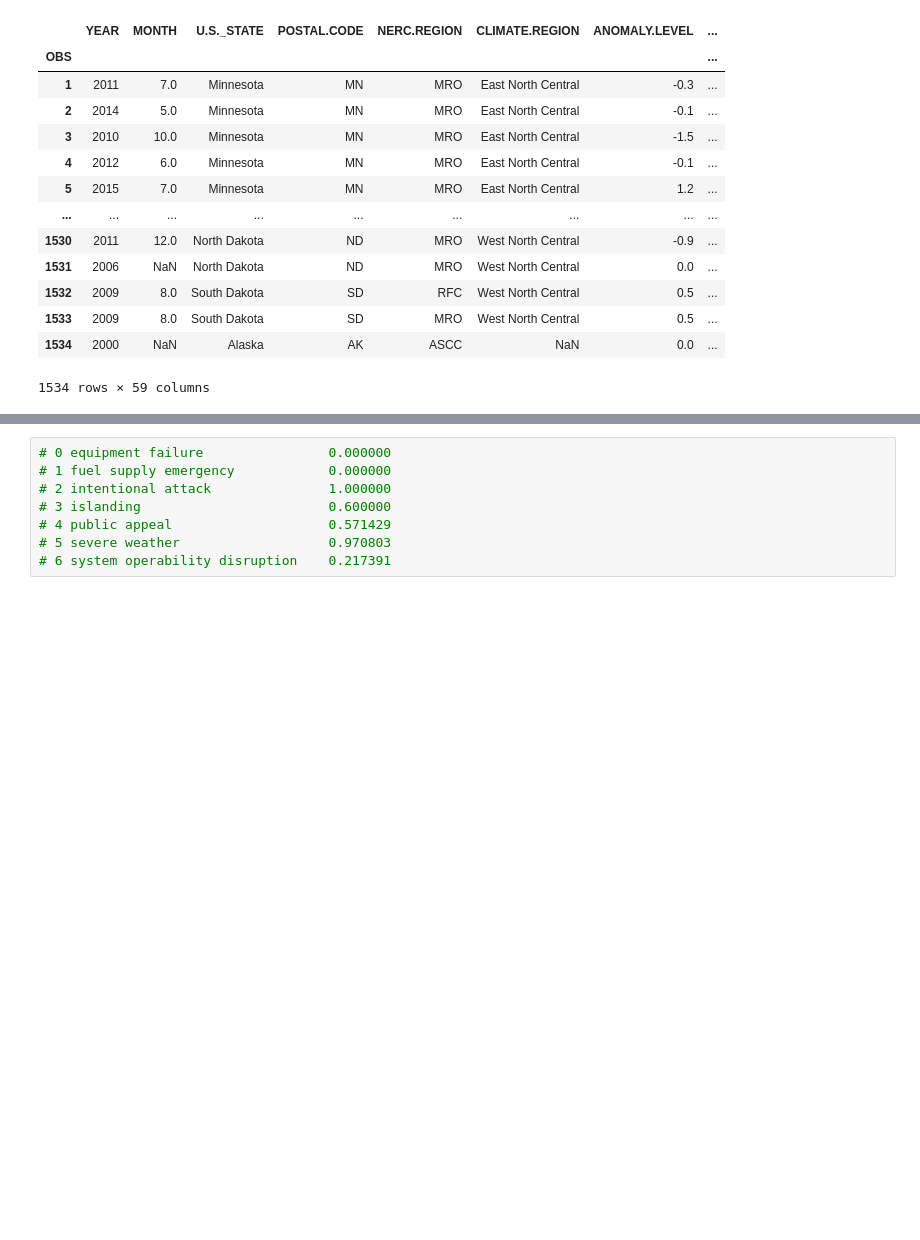
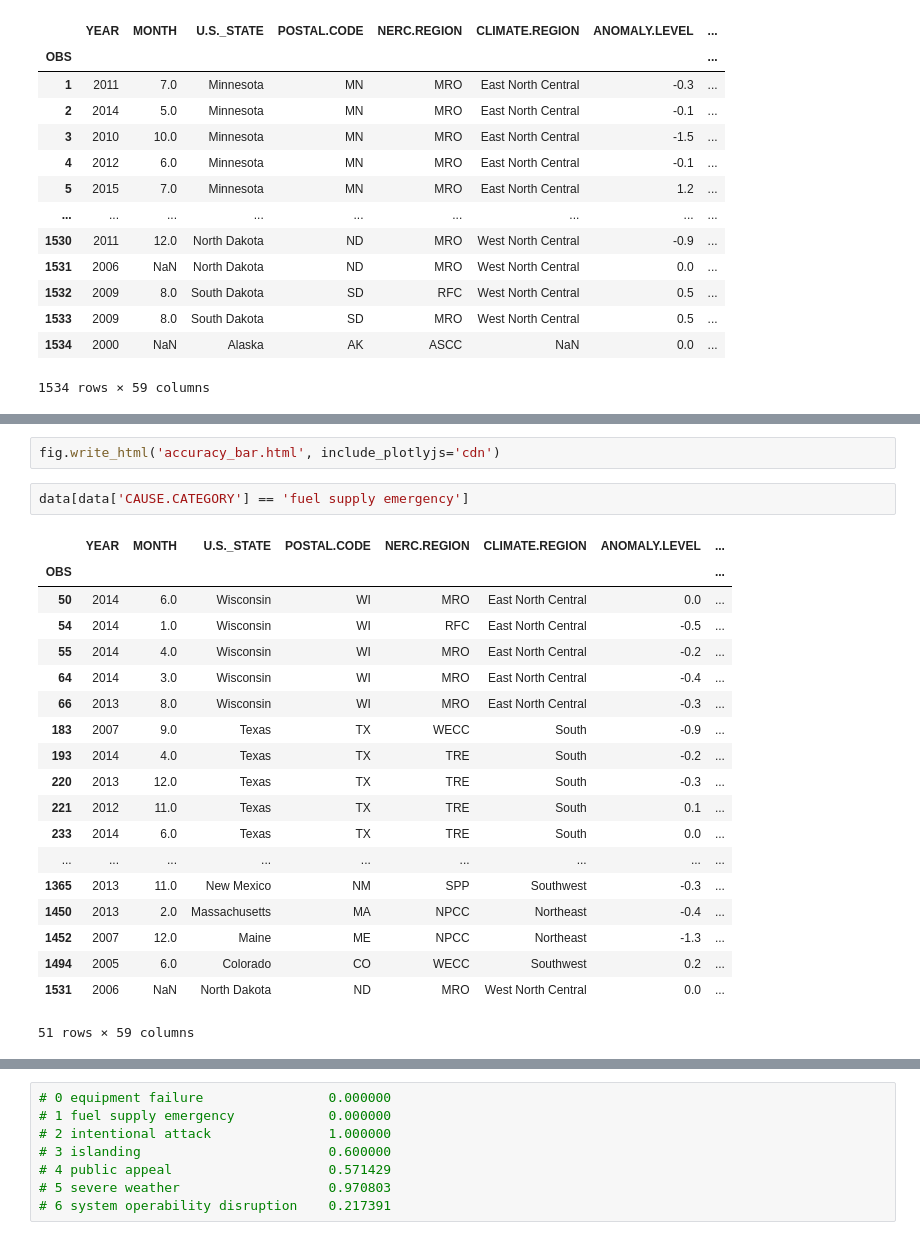
Before and after one commit to CodingKomodo/power_out_model, a Jupyter notebook: template.ipynb, the cells around one changed output, grey strips where cells are left out. Cells and saved outputs as stored; diff of their text form; blank space fills up the shorter version.

```diff
--- a/template.ipynb
+++ b/template.ipynb
@@ -279,3 +280,27 @@ plt.show()
+# %%
+fig.write_html('accuracy_bar.html', include_plotlyjs='cdn')
+# %%
+data[data['CAUSE.CATEGORY'] == 'fuel supply emergency']
+# %% [output]
+|  | YEAR | MONTH | U.S._STATE | POSTAL.CODE | NERC.REGION | CLIMATE.REGION | ANOMALY.LEVEL | ... |
+| OBS |  |  |  |  |  |  |  | ... |
+| 50 | 2014 | 6.0 | Wisconsin | WI | MRO | East North Central | 0.0 | ... |
+| 54 | 2014 | 1.0 | Wisconsin | WI | RFC | East North Central | -0.5 | ... |
+| 55 | 2014 | 4.0 | Wisconsin | WI | MRO | East North Central | -0.2 | ... |
+| 64 | 2014 | 3.0 | Wisconsin | WI | MRO | East North Central | -0.4 | ... |
+| 66 | 2013 | 8.0 | Wisconsin | WI | MRO | East North Central | -0.3 | ... |
+| 183 | 2007 | 9.0 | Texas | TX | WECC | South | -0.9 | ... |
+| 193 | 2014 | 4.0 | Texas | TX | TRE | South | -0.2 | ... |
+| 220 | 2013 | 12.0 | Texas | TX | TRE | South | -0.3 | ... |
+| 221 | 2012 | 11.0 | Texas | TX | TRE | South | 0.1 | ... |
+| 233 | 2014 | 6.0 | Texas | TX | TRE | South | 0.0 | ... |
+| ... | ... | ... | ... | ... | ... | ... | ... | ... |
+| 1365 | 2013 | 11.0 | New Mexico | NM | SPP | Southwest | -0.3 | ... |
+| 1450 | 2013 | 2.0 | Massachusetts | MA | NPCC | Northeast | -0.4 | ... |
+| 1452 | 2007 | 12.0 | Maine | ME | NPCC | Northeast | -1.3 | ... |
+| 1494 | 2005 | 6.0 | Colorado | CO | WECC | Southwest | 0.2 | ... |
+| 1531 | 2006 | NaN | North Dakota | ND | MRO | West North Central | 0.0 | ... |
+51 rows × 59 columns
 # %%
 cm
 # %% [output]
```
Also changed, not shown: parts of 15 cells of this notebook, 3 other files.
